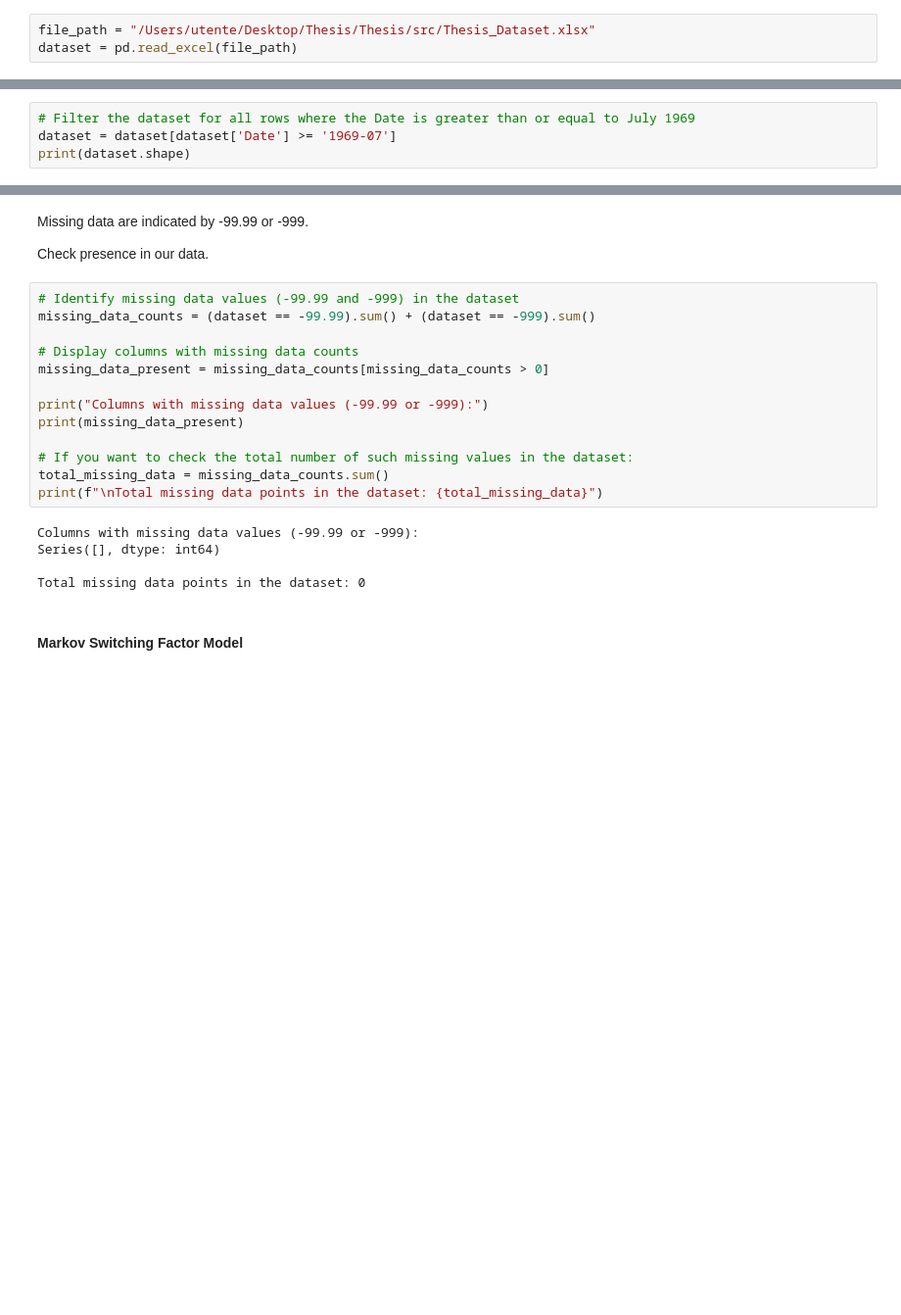
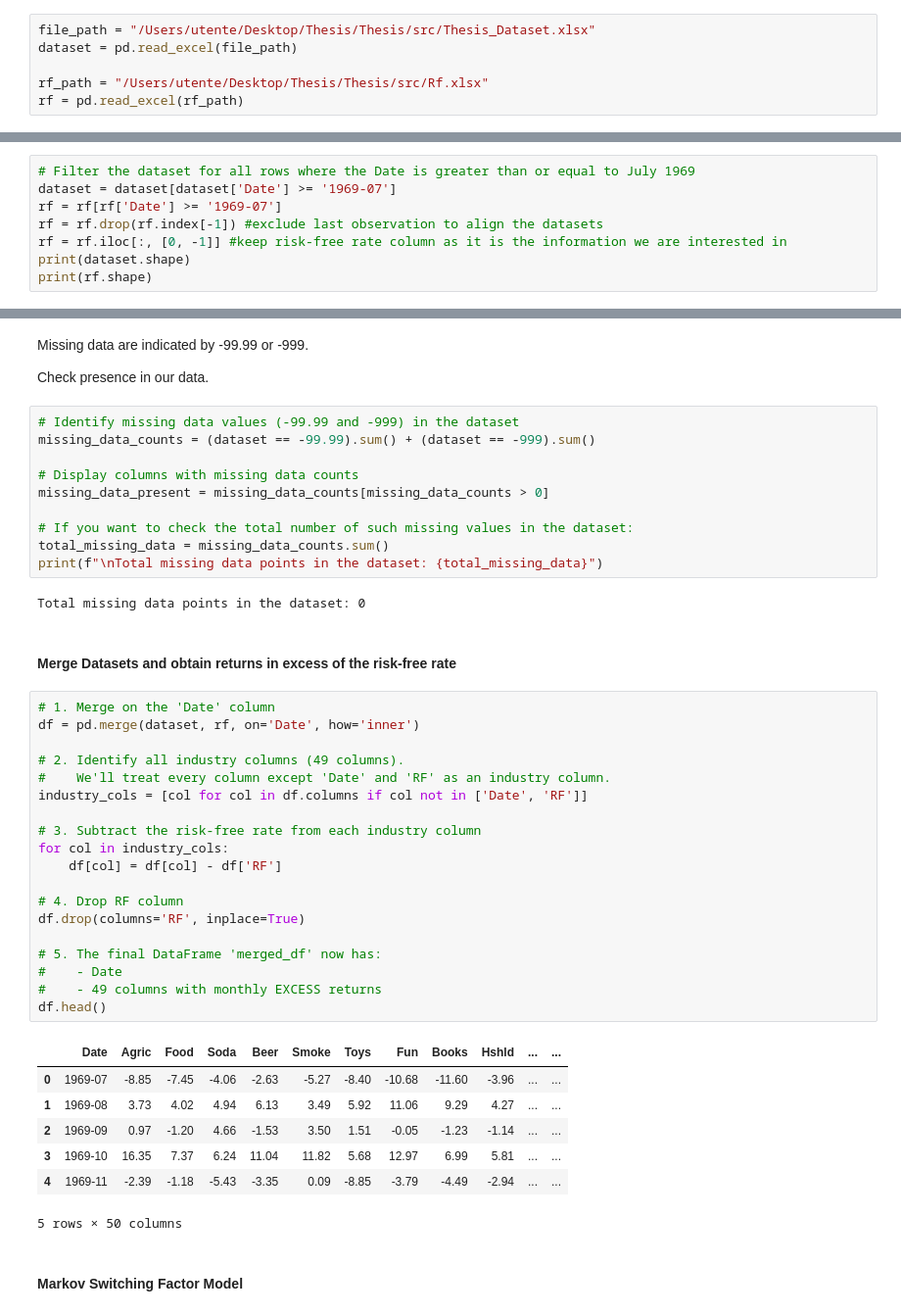
Before and after one commit to dedetamer/MSFM, a Jupyter notebook: src/main.ipynb, the cells around one changed output, grey strips where cells are left out. Shown at 98% size. Saved outputs shown, nothing was run; the diff lists cells and outputs as text; blank space fills up the shorter version.

```diff
--- a/src/main.ipynb
+++ b/src/main.ipynb
@@ -12,4 +17,7 @@ from statsmodels.tsa.regime_switching.markov_switching import MarkovSwitching
 # %%
 file_path = "/Users/utente/Desktop/Thesis/Thesis/src/Thesis_Dataset.xlsx"
 dataset = pd.read_excel(file_path)
+
+rf_path = "/Users/utente/Desktop/Thesis/Thesis/src/Rf.xlsx"
+rf = pd.read_excel(rf_path)
 # %% [markdown]
@@ -17,6 +25,10 @@ dataset = pd.read_excel(file_path)
 # %%
 # Filter the dataset for all rows where the Date is greater than or equal to July 1969
 dataset = dataset[dataset['Date'] >= '1969-07']
+rf = rf[rf['Date'] >= '1969-07']
+rf = rf.drop(rf.index[-1]) #exclude last observation to align the datasets
+rf = rf.iloc[:, [0, -1]] #keep risk-free rate column as it is the information we are interested in
 print(dataset.shape)
+print(rf.shape)
 # %% [output]
 (663, 50)
@@ -31,17 +44,40 @@ missing_data_counts = (dataset == -99.99).sum() + (dataset == -999).sum()
 # Display columns with missing data counts
 missing_data_present = missing_data_counts[missing_data_counts > 0]
 
-print("Columns with missing data values (-99.99 or -999):")
-print(missing_data_present)
-
 # If you want to check the total number of such missing values in the dataset:
 total_missing_data = missing_data_counts.sum()
 print(f"\nTotal missing data points in the dataset: {total_missing_data}")
 # %% [output]
-Columns with missing data values (-99.99 or -999):
-Series([], dtype: int64)
-
 Total missing data points in the dataset: 0
+# %% [markdown]
+#### **Merge Datasets and obtain returns in excess of the risk-free rate**
+# %%
+# 1. Merge on the 'Date' column
+df = pd.merge(dataset, rf, on='Date', how='inner')
+
+# 2. Identify all industry columns (49 columns).
+#    We'll treat every column except 'Date' and 'RF' as an industry column.
+industry_cols = [col for col in df.columns if col not in ['Date', 'RF']]
+
+# 3. Subtract the risk-free rate from each industry column
+for col in industry_cols:
+    df[col] = df[col] - df['RF']
+
+# 4. Drop RF column
+df.drop(columns='RF', inplace=True)
+
+# 5. The final DataFrame 'merged_df' now has:
+#    - Date
+#    - 49 columns with monthly EXCESS returns
+df.head()
+# %% [output]
+|  | Date | Agric | Food | Soda | Beer | Smoke | Toys | Fun | Books | Hshld | ... | ... |
+| 0 | 1969-07 | -8.85 | -7.45 | -4.06 | -2.63 | -5.27 | -8.40 | -10.68 | -11.60 | -3.96 | ... | ... |
+| 1 | 1969-08 | 3.73 | 4.02 | 4.94 | 6.13 | 3.49 | 5.92 | 11.06 | 9.29 | 4.27 | ... | ... |
+| 2 | 1969-09 | 0.97 | -1.20 | 4.66 | -1.53 | 3.50 | 1.51 | -0.05 | -1.23 | -1.14 | ... | ... |
+| 3 | 1969-10 | 16.35 | 7.37 | 6.24 | 11.04 | 11.82 | 5.68 | 12.97 | 6.99 | 5.81 | ... | ... |
+| 4 | 1969-11 | -2.39 | -1.18 | -5.43 | -3.35 | 0.09 | -8.85 | -3.79 | -4.49 | -2.94 | ... | ... |
+5 rows × 50 columns
 # %% [markdown]
 #### **Markov Switching Factor Model**
 # %%
```
Also changed, not shown: parts of 20 cells of this notebook, 3 other files.
